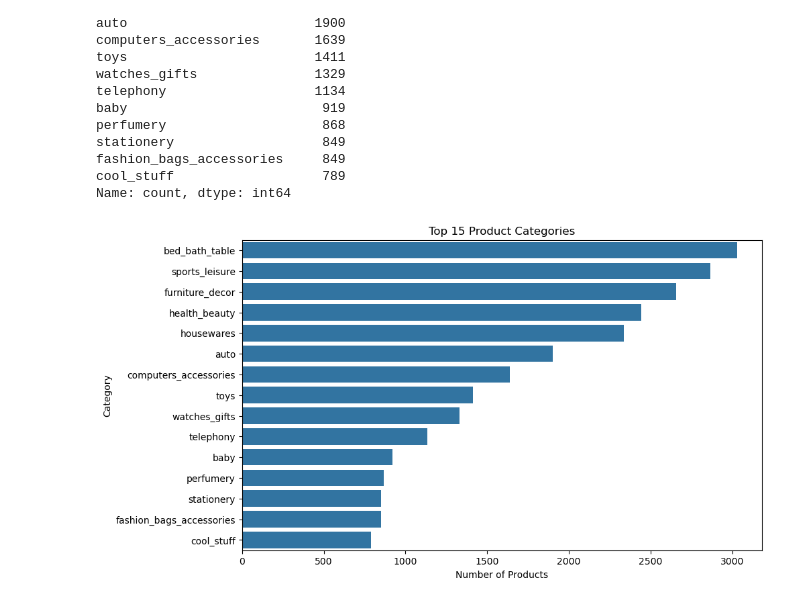
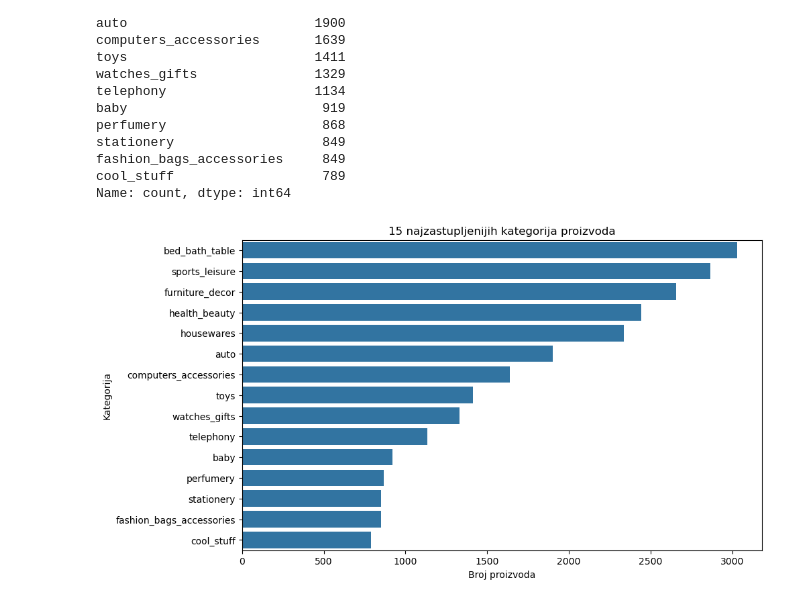
Before and after one commit to jovanabrkljac/olist-data-mining, a Jupyter notebook: notebooks/00_data_understanding.ipynb, the cells around one changed output. Cells and saved outputs as stored; diff of their text form; code cells hidden in the pictures.

```diff
--- a/notebooks/00_data_understanding.ipynb
+++ b/notebooks/00_data_understanding.ipynb
@@ -594,16 +414,16 @@ Name: count, dtype: int64
 # %%
 plt.figure(figsize=(10,6))
 
 sns.barplot(
     x=top_categories.values,
     y=top_categories.index
 )
 
-plt.title("Top 15 Product Categories")
-plt.xlabel("Number of Products")
-plt.ylabel("Category")
+plt.title("15 najzastupljenijih kategorija proizvoda")
+plt.xlabel("Broj proizvoda")
+plt.ylabel("Kategorija")
 
 plt.show()
 # %% [output]
-[figure, old version]
+[figure, new version]
 # %% [markdown]
```
Also changed, not shown: parts of 36 cells of this notebook.
